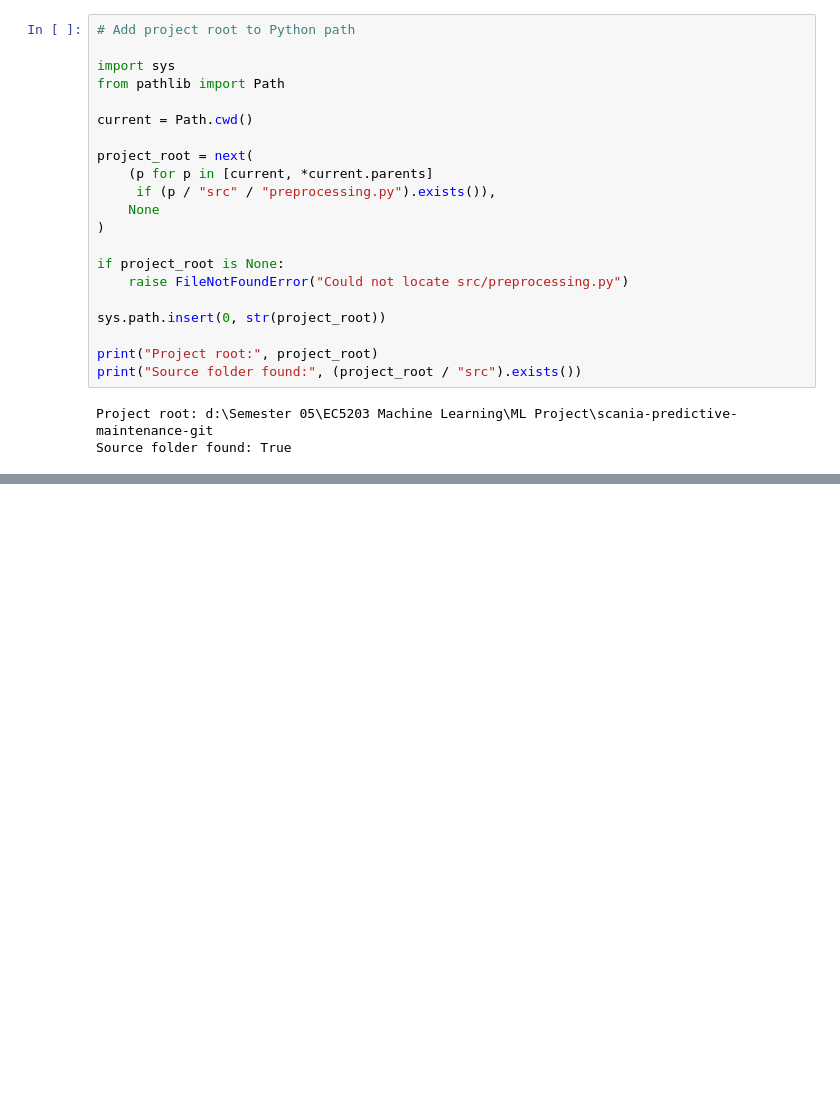
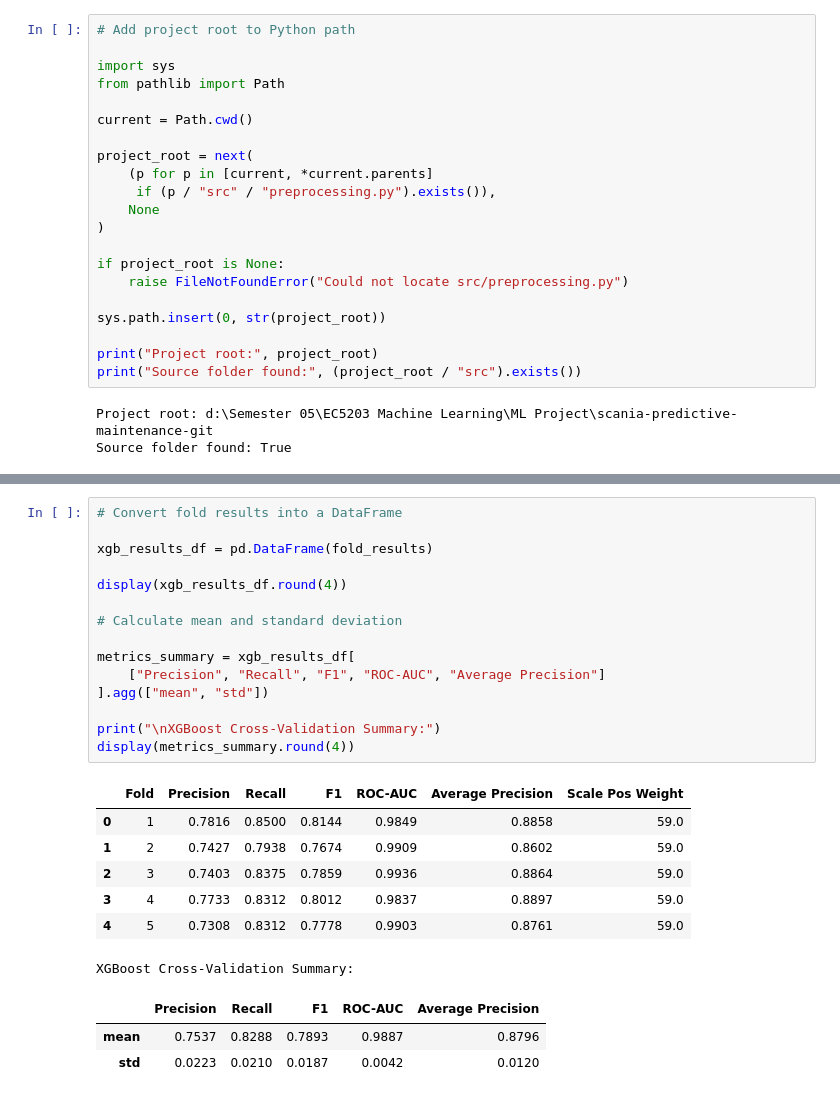
Before and after one commit to Sahan619/scania-predictive-maintenance, a Jupyter notebook: notebooks/04_xgboost_evaluation.ipynb, the cells around one changed output, grey strips where cells are left out. Drawn from its saved outputs; the diff is of its cells as text; blank space fills up the shorter version.

```diff
--- a/notebooks/04_xgboost_evaluation.ipynb
+++ b/notebooks/04_xgboost_evaluation.ipynb
@@ -74,0 +350,26 @@ Source folder found: True
+# %%
+# Convert fold results into a DataFrame
+
+xgb_results_df = pd.DataFrame(fold_results)
+
+display(xgb_results_df.round(4))
+
+# Calculate mean and standard deviation
+
+metrics_summary = xgb_results_df[
+    ["Precision", "Recall", "F1", "ROC-AUC", "Average Precision"]
+].agg(["mean", "std"])
+
+print("\nXGBoost Cross-Validation Summary:")
+display(metrics_summary.round(4))
+# %% [output]
+|  | Fold | Precision | Recall | F1 | ROC-AUC | Average Precision | Scale Pos Weight |
+| 0 | 1 | 0.7816 | 0.8500 | 0.8144 | 0.9849 | 0.8858 | 59.0 |
+| 1 | 2 | 0.7427 | 0.7938 | 0.7674 | 0.9909 | 0.8602 | 59.0 |
+| 2 | 3 | 0.7403 | 0.8375 | 0.7859 | 0.9936 | 0.8864 | 59.0 |
+| 3 | 4 | 0.7733 | 0.8312 | 0.8012 | 0.9837 | 0.8897 | 59.0 |
+| 4 | 5 | 0.7308 | 0.8312 | 0.7778 | 0.9903 | 0.8761 | 59.0 |
+XGBoost Cross-Validation Summary:
+|  | Precision | Recall | F1 | ROC-AUC | Average Precision |
+| mean | 0.7537 | 0.8288 | 0.7893 | 0.9887 | 0.8796 |
+| std | 0.0223 | 0.0210 | 0.0187 | 0.0042 | 0.0120 |
```
Also changed, not shown: parts of 20 cells of this notebook, 4 other files.
